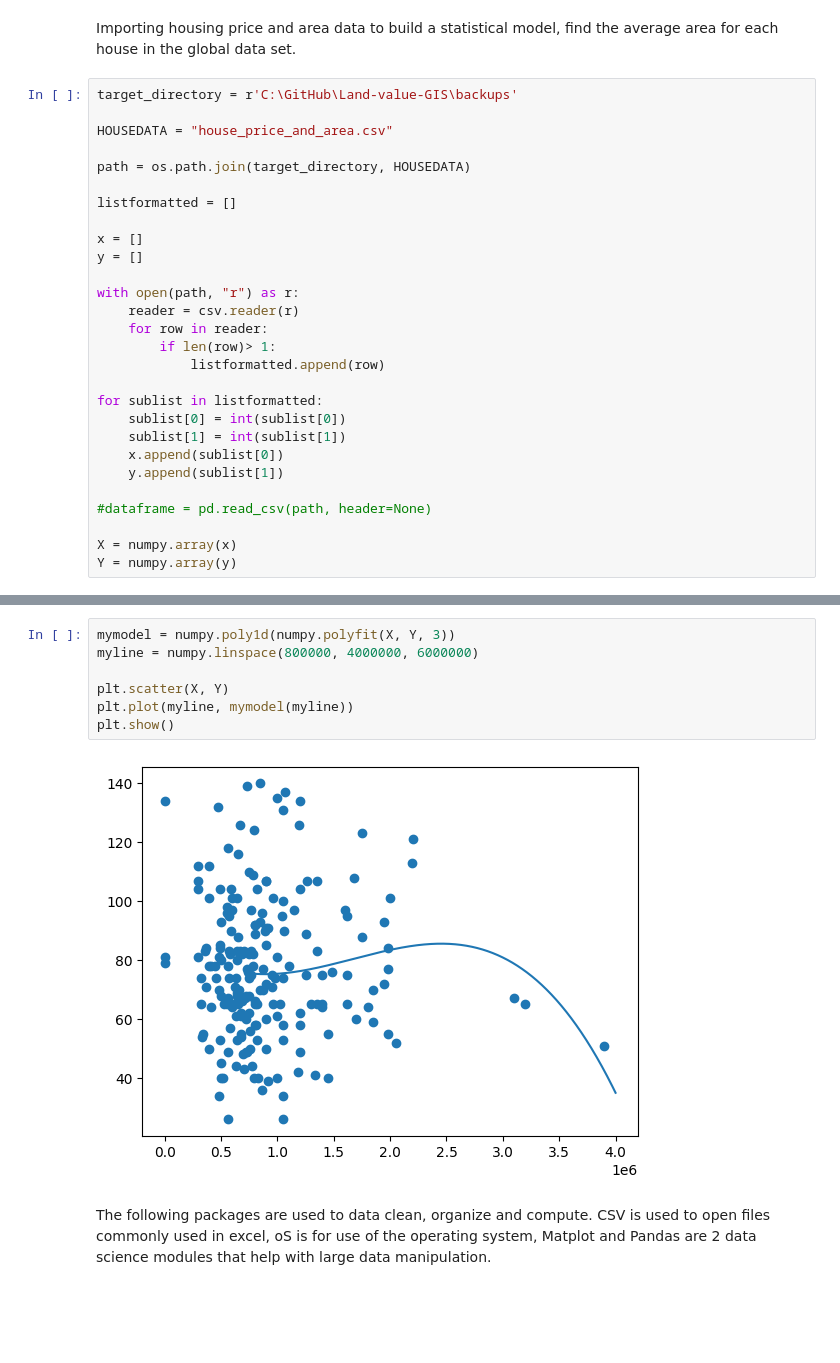
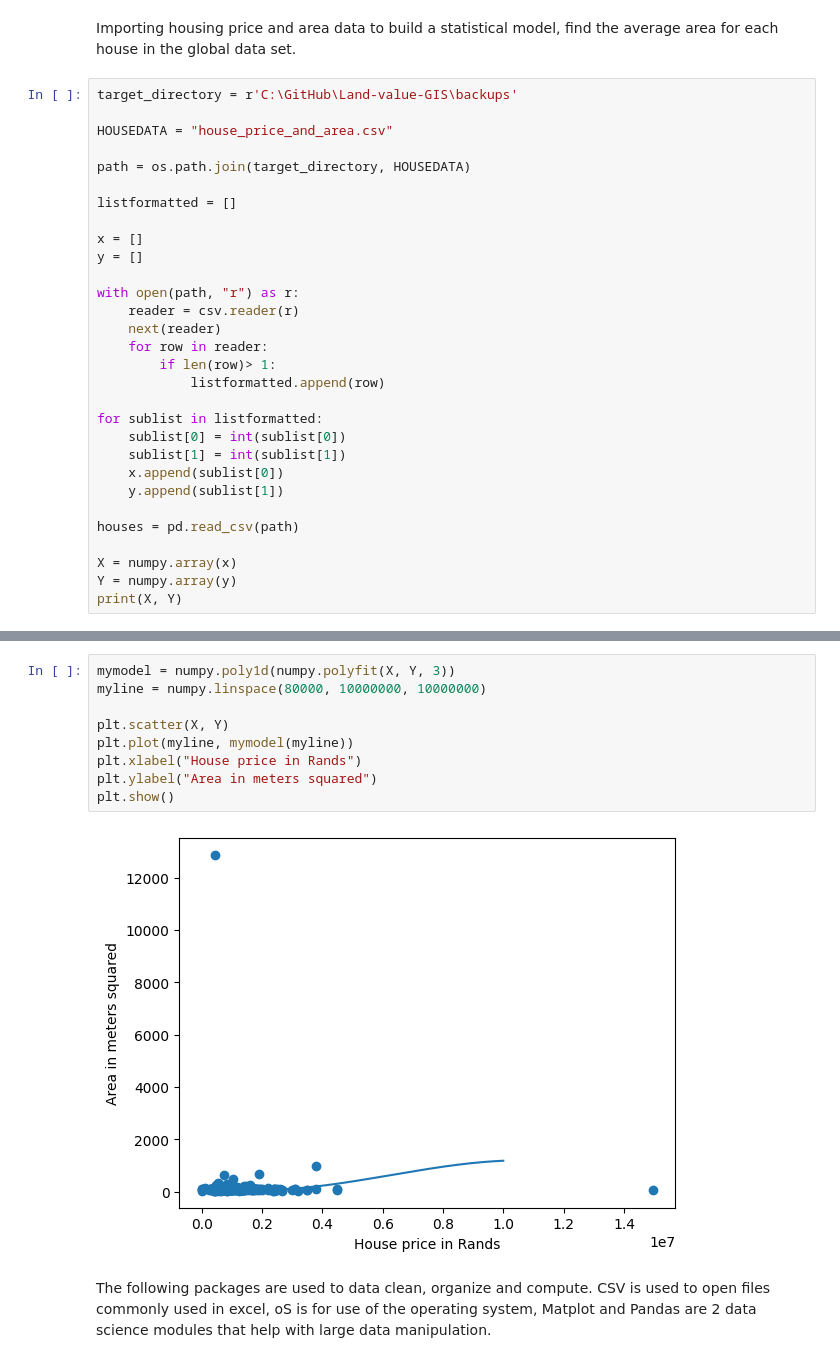
Before and after one commit to stuart-kieser/Land-value-GIS, a Jupyter notebook: avm.ipynb, the cells around one changed output, grey strips where cells are left out. Drawn from its saved outputs; the diff is of its cells as text; blank space fills up the shorter version.

```diff
--- a/avm.ipynb
+++ b/avm.ipynb
@@ -25,6 +25,7 @@ y = []
 
 with open(path, "r") as r:
     reader = csv.reader(r)
+    next(reader)
     for row in reader:
         if len(row)> 1:
             listformatted.append(row)
@@ -35,7 +36,8 @@ for sublist in listformatted:
     x.append(sublist[0])
     y.append(sublist[1])
 
-#dataframe = pd.read_csv(path, header=None)
+houses = pd.read_csv(path)
 
 X = numpy.array(x)
 Y = numpy.array(y)
+print(X, Y)
@@ -42,12 +62,14 @@ Y = numpy.array(y)
 # %%
 mymodel = numpy.poly1d(numpy.polyfit(X, Y, 3))
-myline = numpy.linspace(800000, 4000000, 6000000)
+myline = numpy.linspace(80000, 10000000, 10000000)
 
 plt.scatter(X, Y)
 plt.plot(myline, mymodel(myline))
+plt.xlabel("House price in Rands")
+plt.ylabel("Area in meters squared")
 plt.show()
 # %% [output]
-[figure, old version]
+[figure, new version]
 # %% [markdown]
 The following packages are used to data clean, organize and compute. CSV is used to open files commonly used in excel, oS is for use of the operating system, Matplot and Pandas are 2 data science modules that help with large data manipulation.
 # %%
```
Also changed, not shown: parts of 26 cells of this notebook, 6 other files.
